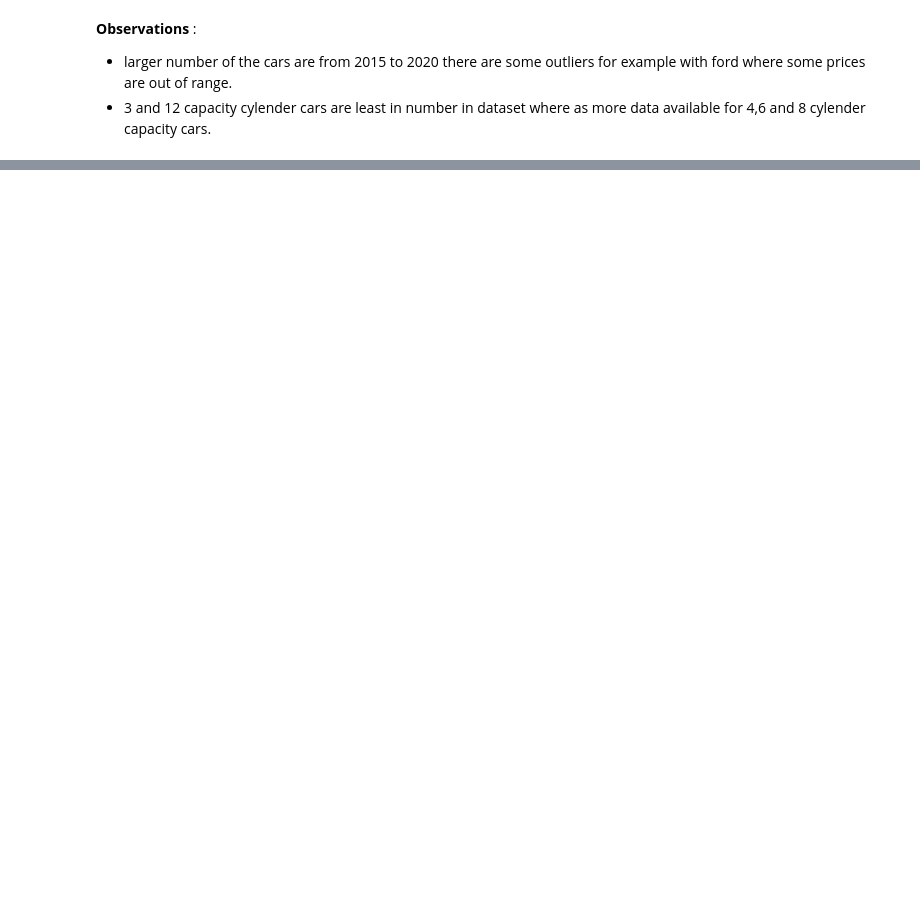
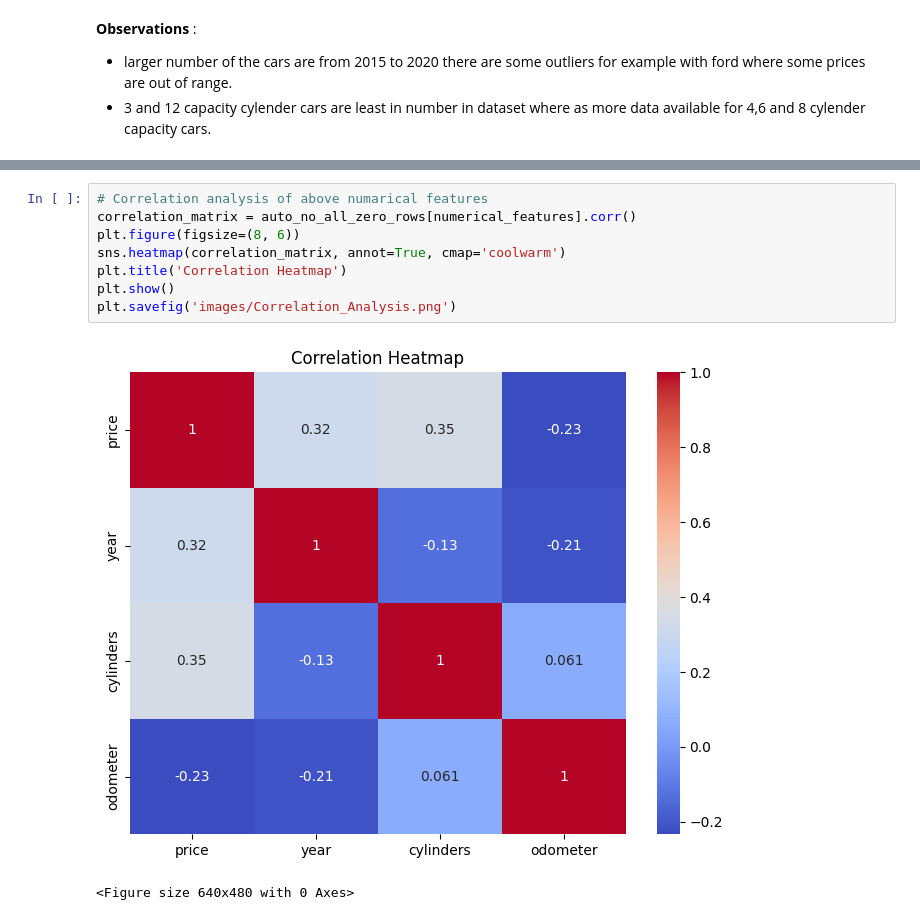
Before and after one commit to hemantborse/Practical-Application---Car-Pricing, a Jupyter notebook: Car_price.ipynb, the cells around one changed output, grey strips where cells are left out. Saved outputs shown, nothing was run; the diff lists cells and outputs as text; blank space fills up the shorter version.

```diff
--- a/Car_price.ipynb
+++ b/Car_price.ipynb
@@ -212,0 +229,11 @@ px.line(filtered_auto12, x='year', y='price',color='manufacturer')
+# %%
+# Correlation analysis of above numarical features
+correlation_matrix = auto_no_all_zero_rows[numerical_features].corr()
+plt.figure(figsize=(8, 6))
+sns.heatmap(correlation_matrix, annot=True, cmap='coolwarm')
+plt.title('Correlation Heatmap')
+plt.show()
+plt.savefig('images/Correlation_Analysis.png')
+# %% [output]
+[figure, added]
+<Figure size 640x480 with 0 Axes>
```
Also changed, not shown: parts of 8 cells of this notebook.
